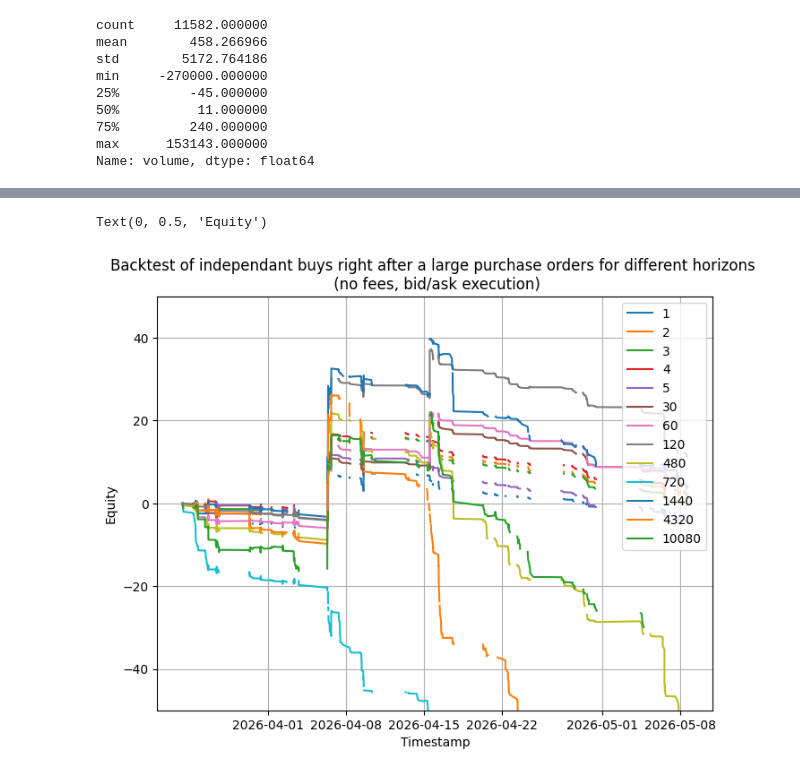
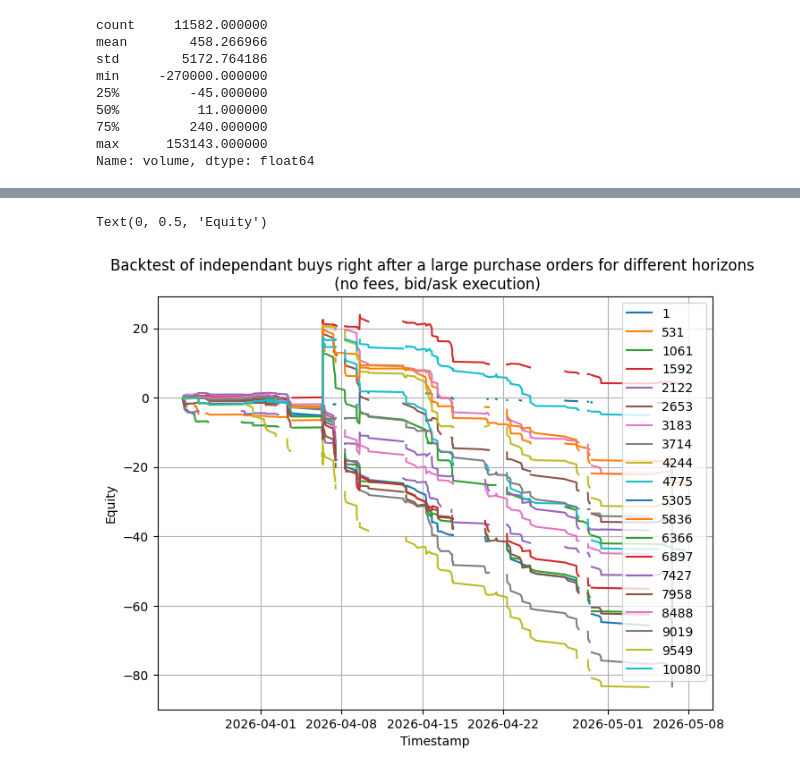
Before and after one commit to SigmaFlowX/Sber-Moex-Options, a Jupyter notebook: notebooks/large_orders_analysis.ipynb, the cells around one changed output, grey strips where cells are left out. Saved outputs shown, nothing was run; the diff lists cells and outputs as text; code cells hidden in the pictures.

Commit message:
add backtest graph

```diff
--- a/notebooks/large_orders_analysis.ipynb
+++ b/notebooks/large_orders_analysis.ipynb
@@ -27,7 +27,7 @@ orders_df.head(1)
 | timestamp |  |  |  |  |  |  |  |  |
 | 2026-03-23 15:59:24+00:00 | 1 | SR330CD6A | OPTSPOT | BUY | 1 | 0 | 1 | 330 |
 # %%
-large_buy_orders = orders_df[orders_df['side'] == "BUY"].sort_values(by='volume', ascending=False).head(500)
+large_buy_orders = orders_df[orders_df['side'] == "BUY"].sort_values(by='volume', ascending=False).head(200)
 large_buy_orders
 # %% [output]
 |  | id | ticker | class_code | side | volume | price | quantity | strike |
@@ -123,5 +125,6 @@ df.head()
 # %%
-horizons = [1, 2, 3, 4, 5, 30, 60, 120, 480, 720, 1440, 4320, 10080] #minues
+horizons = [5, 30, 60, 120, 480, 720, 1440, 4320, 10080] #minues
+horizons = np.linspace(1, 10080, 20, dtype=int)
 print(horizons)
 for h in horizons:
     df['time_adj'] = df['timestamp_y'] + pd.Timedelta(minutes=h)
@@ -301,13 +318,12 @@ backtest_df
 # %%
 fig = plt.figure(figsize=(8,6))
 for h in horizons:
     plt.plot(backtest_df['timestamp_x'], backtest_df[f'equity_{h}'], label=f"{h}")
 plt.grid()
 plt.legend()
 plt.title("Backtest of independant buys right after a large purchase orders for different horizons \n (no fees, bid/ask execution)")
 plt.xlabel("Timestamp")
-plt.ylim(-50, 50)
 plt.ylabel("Equity")
 # %% [output]
 Text(0, 0.5, 'Equity')
-[figure, old version]
+[figure, new version]
```
Also changed, not shown: parts of 12 cells of this notebook.
